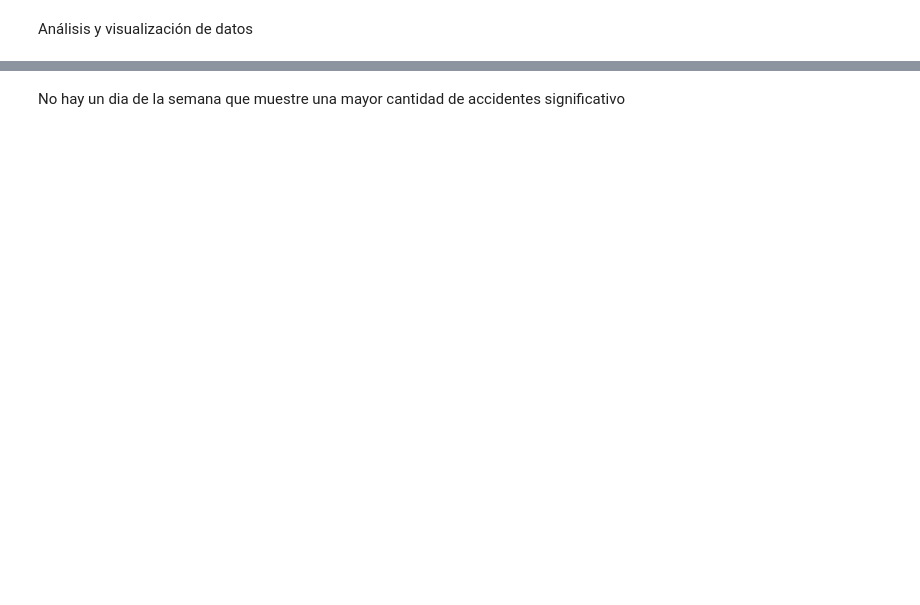
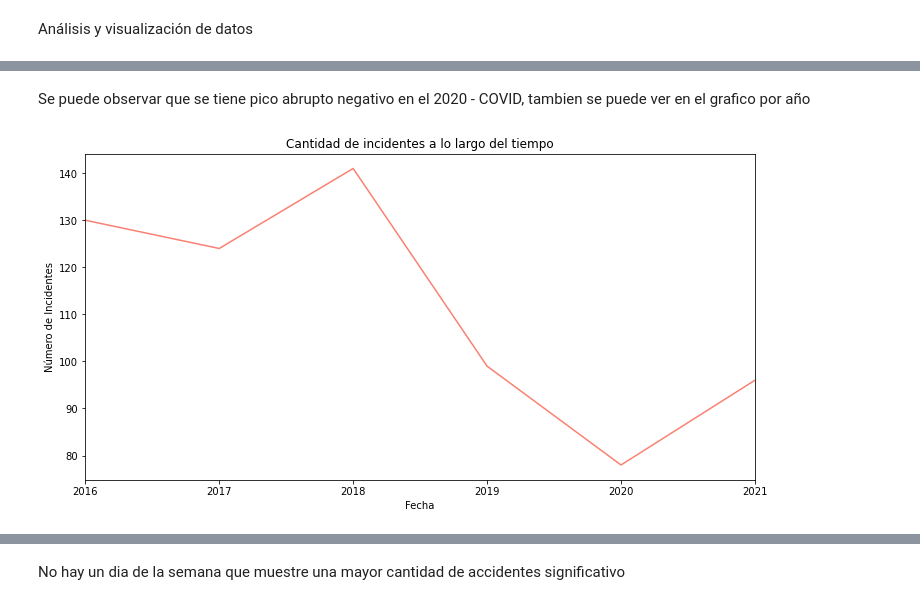
Before and after one commit to nickyczeme/SAT-homicidios, a Jupyter notebook: SAT.ipynb, the cells around one changed output, grey strips where cells are left out. Cells and saved outputs as stored; diff of their text form; code cells hidden in the pictures; blank space fills up the shorter version.

```diff
--- a/SAT.ipynb
+++ b/SAT.ipynb
@@ -295,0 +234,6 @@ plt.xticks(rotation=0)
+# %% [markdown]
+Se puede observar que se tiene pico abrupto negativo en el 2020 - COVID, tambien se puede ver en el grafico por año
+# %%
+analisis_temporal(df, "FECHA_ANO", "Y", "salmon")
+# %% [output]
+[figure, added]
```
Also changed, not shown: parts of 44 cells of this notebook, 1 other file.
